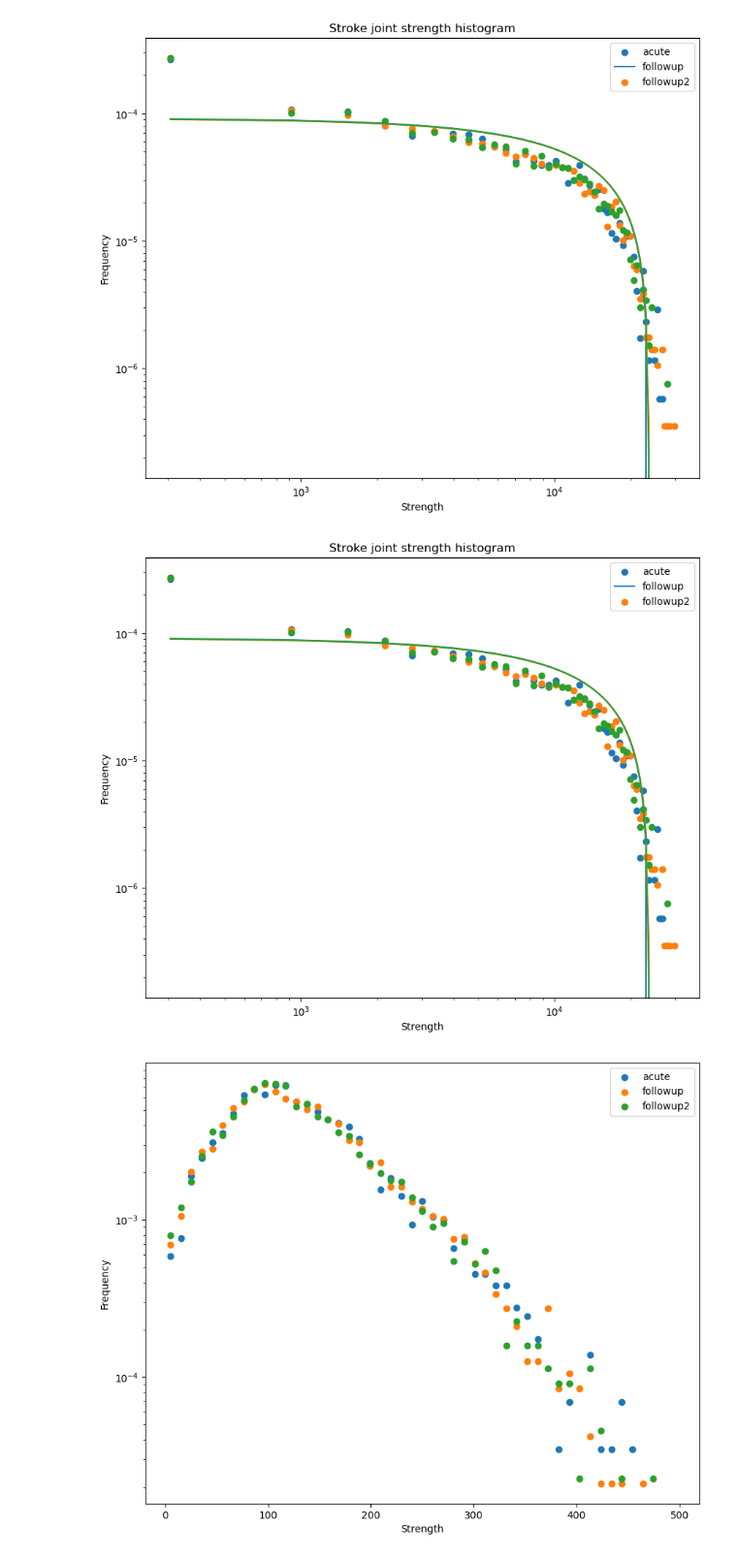
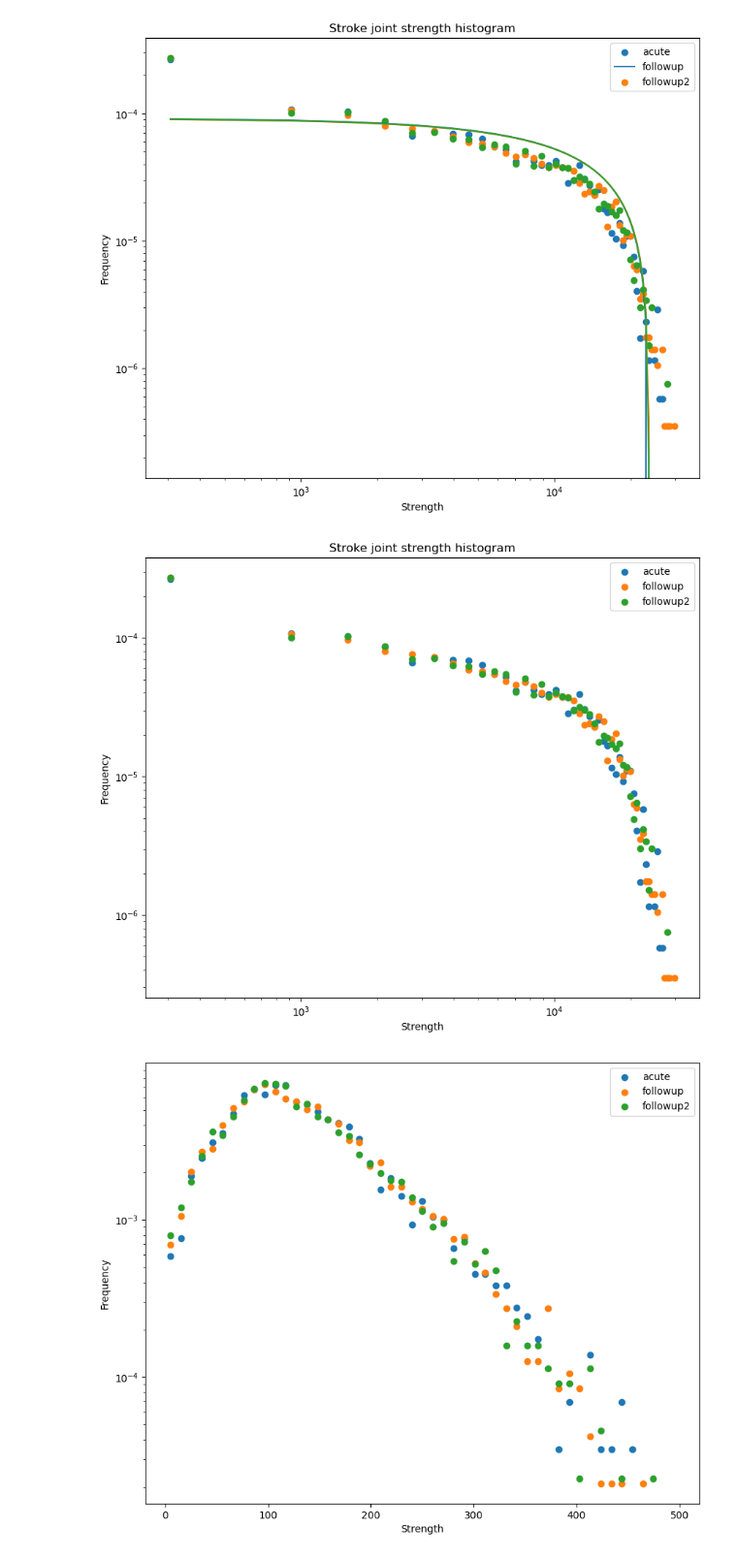
Before and after one commit to kamilksiazek/Brainhack_connectomics, a Jupyter notebook: network_stats/BH_netstats.ipynb, the cells around one changed output. Shown: that part at 97% size. Saved outputs shown, nothing was run; the diff lists cells and outputs as text; code cells hidden in the pictures.

```diff
--- a/network_stats/BH_netstats.ipynb
+++ b/network_stats/BH_netstats.ipynb
@@ -366,33 +367,25 @@ plt.show()
 # %%
 plt.figure(figsize=(10,8))
 plt.title("Stroke joint strength histogram")
 plt.xlabel("Strength")
 plt.ylabel("Frequency")
 
 bins_linear = np.linspace(0, 30000, 50)
 
 for s in [strengths_stroke_acute_joint, strengths_stroke_followup_joint,
          strengths_stroke_followup2_joint]:
     #plt.hist(s, density=True, bins=bins, alpha=0.5)
     histCounts = np.histogram(s, bins=bins_linear, density=True)[0]
     binCenters = bins_linear[:-1] + np.diff(bins_linear) / 2
 
-    odrdat = odr.Data(binCenters, histCounts)
-    odrobj = odr.ODR(odrdat, odr.unilinear)
-    odrout = odrobj.run()
-
     plt.scatter(binCenters, histCounts)
-    plt.plot(binCenters, odrout.beta[0] * binCenters + odrout.beta[1])
-
-
-
 
 plt.legend(["acute", "followup", "followup2"])
 plt.xscale("log")
 plt.yscale("log")
 plt.show()
 # %% [output]
-[figure, old version]
+[figure, new version]
 # %%
 plt.figure(figsize=(10,8))
 plt.xlabel("Strength")
```
Also changed, not shown: parts of 18 cells of this notebook.
